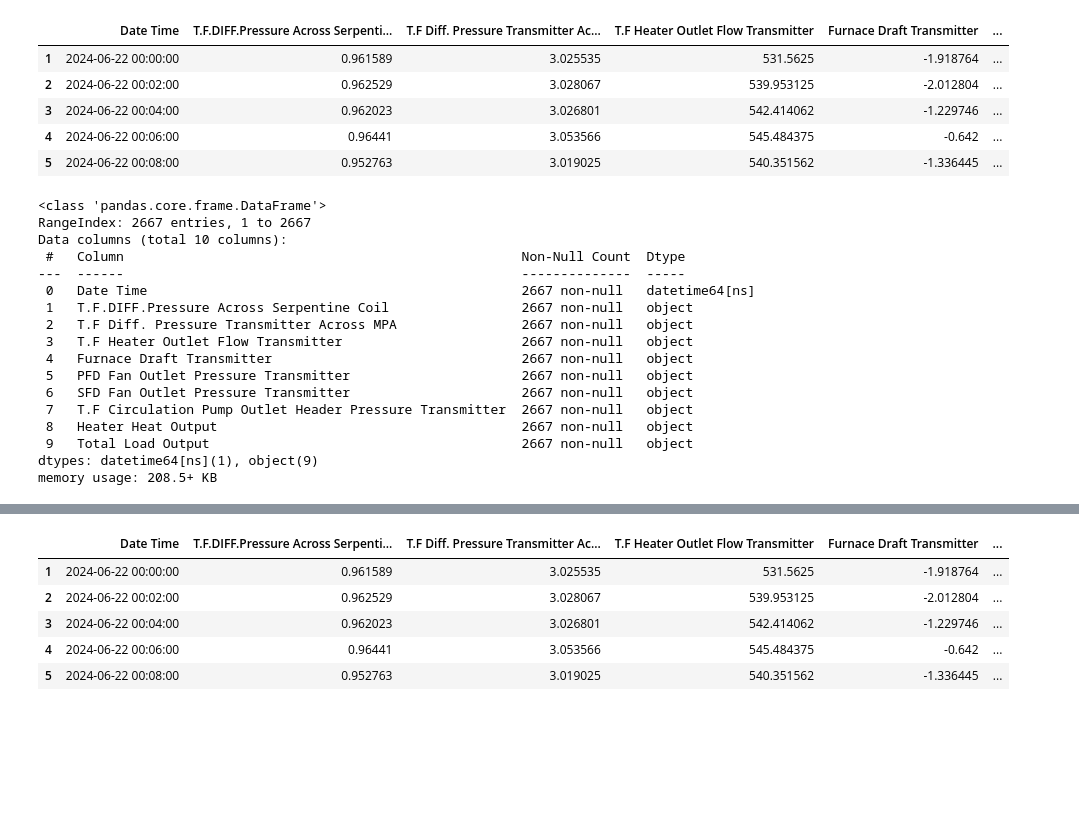
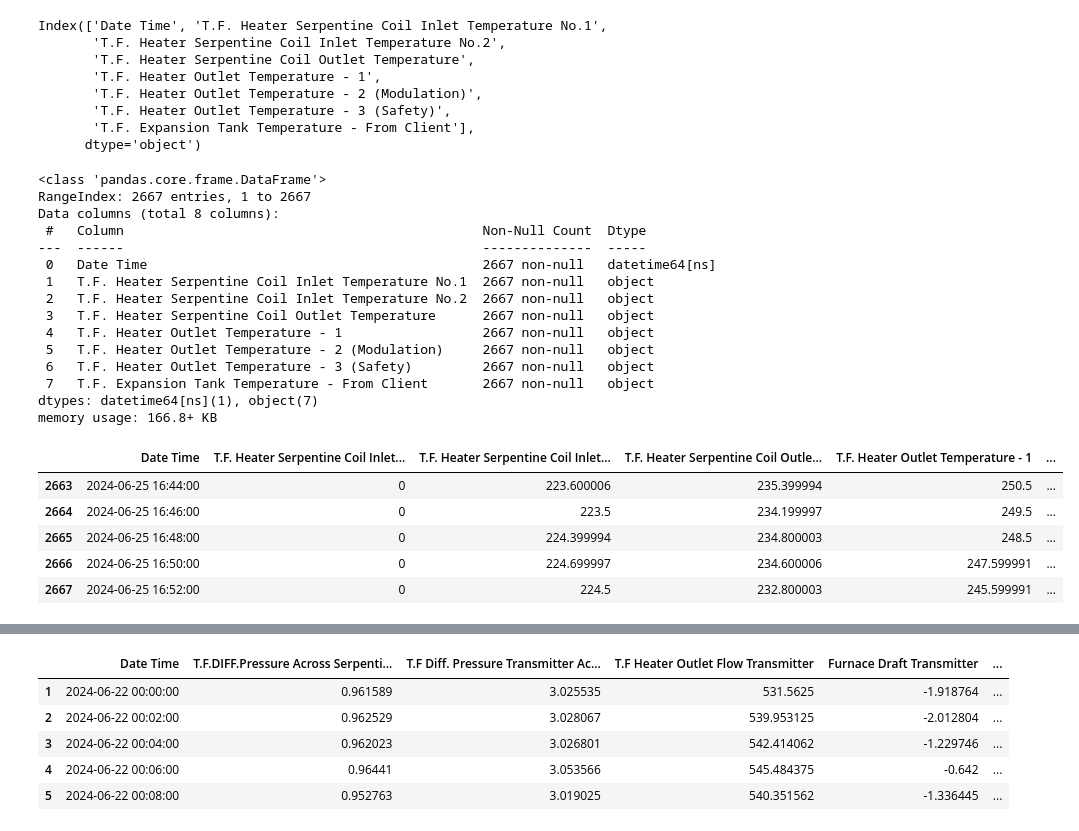
Before and after one commit to Nipuna-Tennakoon/AI-Development-for-Biomass-Heaters, a Jupyter notebook: data_cleaning/eda_jun_jul.ipynb, the cells around one changed output, grey strips where cells are left out. Drawn from its saved outputs; the diff is of its cells as text; code cells hidden in the pictures; blank space fills up the shorter version.

```diff
--- a/data_cleaning/eda_jun_jul.ipynb
+++ b/data_cleaning/eda_jun_jul.ipynb
@@ -7,19 +7,21 @@ import os
 import glob
 from statsmodels.graphics.tsaplots import plot_acf, plot_pacf
 # %%
-df_1 = pd.read_excel("/home/nipuna/Documents/MSC-All/AI-Development-for-Biomass-Heaters/dataset/July/22.06.2024-25.06.2024.xlsx", sheet_name="Group-1", skiprows=7)
-df_2 = pd.read_excel("/home/nipuna/Documents/MSC-All/AI-Development-for-Biomass-Heaters/dataset/July/26.06.2024-03.07.2024.xlsx", sheet_name="Group-1", skiprows=7)
+df_1 = pd.read_excel("/home/nipuna/Documents/MSC-All/AI-Development-for-Biomass-Heaters/dataset/July/22.06.2024-25.06.2024.xlsx", sheet_name="Group-2", skiprows=7)
+df_2 = pd.read_excel("/home/nipuna/Documents/MSC-All/AI-Development-for-Biomass-Heaters/dataset/July/26.06.2024-03.07.2024.xlsx", sheet_name="Group-2", skiprows=7)
 df_1 = df_1.drop(0,axis=0)
 df_2 = df_2.drop(0,axis=0)
 # %%
-df_1.head(5)
+df_1.columns
 # %% [output]
-|  | Date Time | T.F.DIFF.Pressure Across Serpenti... | T.F Diff. Pressure Transmitter Ac... | T.F Heater Outlet Flow Transmitter | Furnace Draft Transmitter | ... |
-| 1 | 2024-06-22 00:00:00 | 0.961589 | 3.025535 | 531.5625 | -1.918764 | ... |
-| 2 | 2024-06-22 00:02:00 | 0.962529 | 3.028067 | 539.953125 | -2.012804 | ... |
-| 3 | 2024-06-22 00:04:00 | 0.962023 | 3.026801 | 542.414062 | -1.229746 | ... |
-| 4 | 2024-06-22 00:06:00 | 0.96441 | 3.053566 | 545.484375 | -0.642 | ... |
-| 5 | 2024-06-22 00:08:00 | 0.952763 | 3.019025 | 540.351562 | -1.336445 | ... |
+Index(['Date Time', 'T.F. Heater Serpentine Coil Inlet Temperature No.1',
+       'T.F. Heater Serpentine Coil Inlet Temperature No.2',
+       'T.F. Heater Serpentine Coil Outlet Temperature',
+       'T.F. Heater Outlet Temperature - 1',
+       'T.F. Heater Outlet Temperature - 2 (Modulation)',
+       'T.F. Heater Outlet Temperature - 3 (Safety)',
+       'T.F. Expansion Tank Temperature - From Client'],
+      dtype='object')
 # %%
 df_1["Date Time"] = pd.to_datetime(df_1["Date Time"])
 df_2["Date Time"] = pd.to_datetime(df_2["Date Time"])
@@ -28,18 +30,25 @@ df_1.info()
 # %% [output]
 <class 'pandas.core.frame.DataFrame'>
 RangeIndex: 2667 entries, 1 to 2667
-Data columns (total 10 columns):
- #   Column                                                   Non-Null Count  Dtype
----  ------                                                   --------------  -----
- 0   Date Time                                                2667 non-null   datetime64[ns]
- 1   T.F.DIFF.Pressure Across Serpentine Coil                 2667 non-null   object
- 2   T.F Diff. Pressure Transmitter Across MPA                2667 non-null   object
- 3   T.F Heater Outlet Flow Transmitter                       2667 non-null   object
- 4   Furnace Draft Transmitter                                2667 non-null   object
- 5   PFD Fan Outlet Pressure Transmitter                      2667 non-null   object
- 6   SFD Fan Outlet Pressure Transmitter                      2667 non-null   object
- 7   T.F Circulation Pump Outlet Header Pressure Transmitter  2667 non-null   object
- 8   Heater Heat Output                                       2667 non-null   object
- 9   Total Load Output                                        2667 non-null   object
-dtypes: datetime64[ns](1), object(9)
-memory usage: 208.5+ KB
+Data columns (total 8 columns):
+ #   Column                                              Non-Null Count  Dtype
+---  ------                                              --------------  -----
+ 0   Date Time                                           2667 non-null   datetime64[ns]
+ 1   T.F. Heater Serpentine Coil Inlet Temperature No.1  2667 non-null   object
+ 2   T.F. Heater Serpentine Coil Inlet Temperature No.2  2667 non-null   object
+ 3   T.F. Heater Serpentine Coil Outlet Temperature      2667 non-null   object
+ 4   T.F. Heater Outlet Temperature - 1                  2667 non-null   object
+ 5   T.F. Heater Outlet Temperature - 2 (Modulation)     2667 non-null   object
+ 6   T.F. Heater Outlet Temperature - 3 (Safety)         2667 non-null   object
+ 7   T.F. Expansion Tank Temperature - From Client       2667 non-null   object
+dtypes: datetime64[ns](1), object(7)
+memory usage: 166.8+ KB
+# %%
+df_1.tail()
+# %% [output]
+|  | Date Time | T.F. Heater Serpentine Coil Inlet... | T.F. Heater Serpentine Coil Inlet... | T.F. Heater Serpentine Coil Outle... | T.F. Heater Outlet Temperature - 1 | ... |
+| 2663 | 2024-06-25 16:44:00 | 0 | 223.600006 | 235.399994 | 250.5 | ... |
+| 2664 | 2024-06-25 16:46:00 | 0 | 223.5 | 234.199997 | 249.5 | ... |
+| 2665 | 2024-06-25 16:48:00 | 0 | 224.399994 | 234.800003 | 248.5 | ... |
+| 2666 | 2024-06-25 16:50:00 | 0 | 224.699997 | 234.600006 | 247.599991 | ... |
+| 2667 | 2024-06-25 16:52:00 | 0 | 224.5 | 232.800003 | 245.599991 | ... |
```
Also changed, not shown: parts of 1 cell of this notebook.
